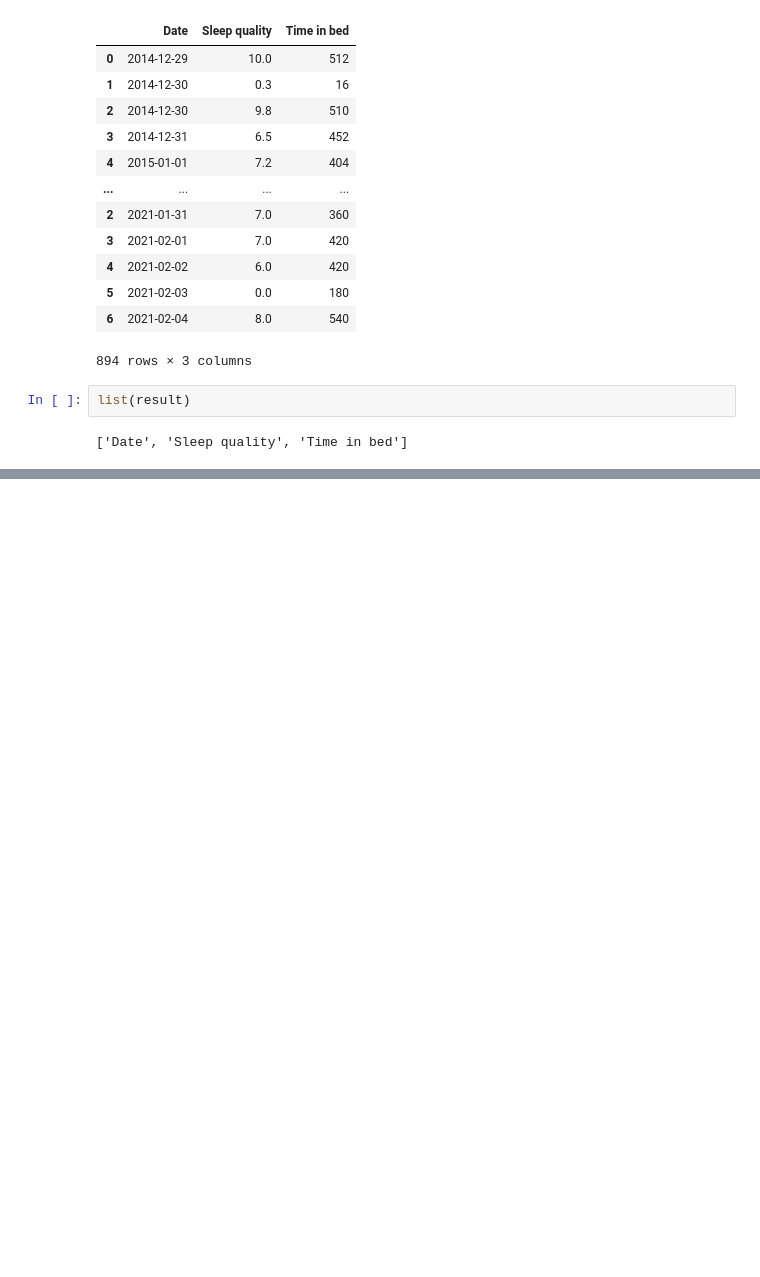
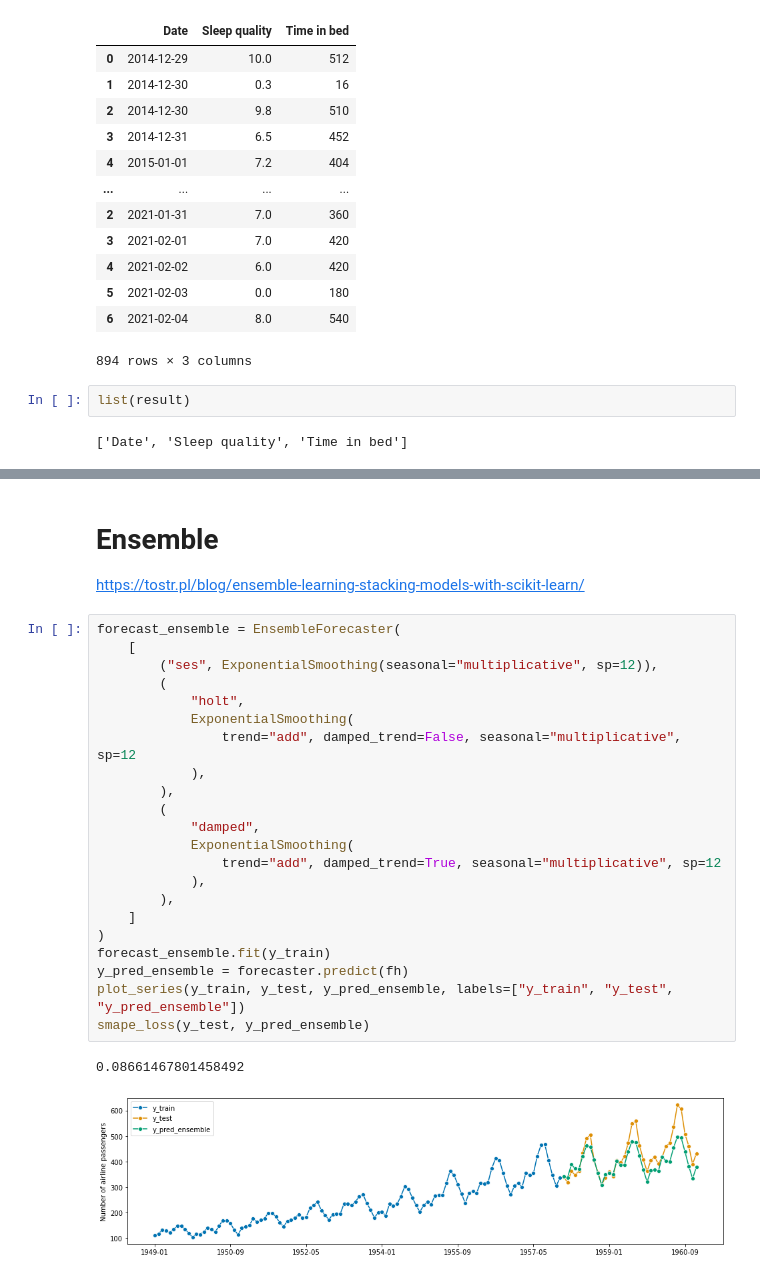
Before and after one commit to luiszugasti/sleep_stats, a Jupyter notebook: scrap_notebook/scrap.ipynb, the cells around one changed output, grey strips where cells are left out. Drawn from its saved outputs; the diff is of its cells as text; blank space fills up the shorter version.

```diff
--- a/scrap_notebook/scrap.ipynb
+++ b/scrap_notebook/scrap.ipynb
@@ -132,0 +259,28 @@ list(result)
+# %% [markdown]
+# Ensemble
+https://tostr.pl/blog/ensemble-learning-stacking-models-with-scikit-learn/
+# %%
+forecast_ensemble = EnsembleForecaster(
+    [
+        ("ses", ExponentialSmoothing(seasonal="multiplicative", sp=12)),
+        (
+            "holt",
+            ExponentialSmoothing(
+                trend="add", damped_trend=False, seasonal="multiplicative", sp=12
+            ),
+        ),
+        (
+            "damped",
+            ExponentialSmoothing(
+                trend="add", damped_trend=True, seasonal="multiplicative", sp=12
+            ),
+        ),
+    ]
+)
+forecast_ensemble.fit(y_train)
+y_pred_ensemble = forecaster.predict(fh)
+plot_series(y_train, y_test, y_pred_ensemble, labels=["y_train", "y_test", "y_pred_ensemble"])
+smape_loss(y_test, y_pred_ensemble)
+# %% [output]
+0.08661467801458492
+[figure, added]
```
Also changed, not shown: parts of 11 cells of this notebook, 1 other file.
